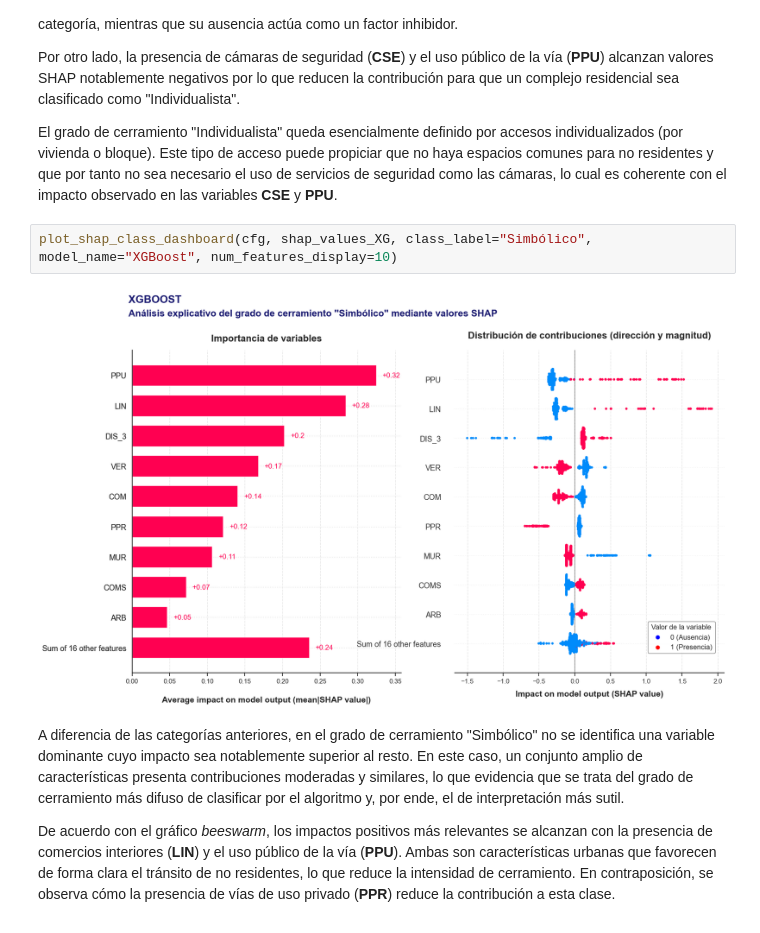
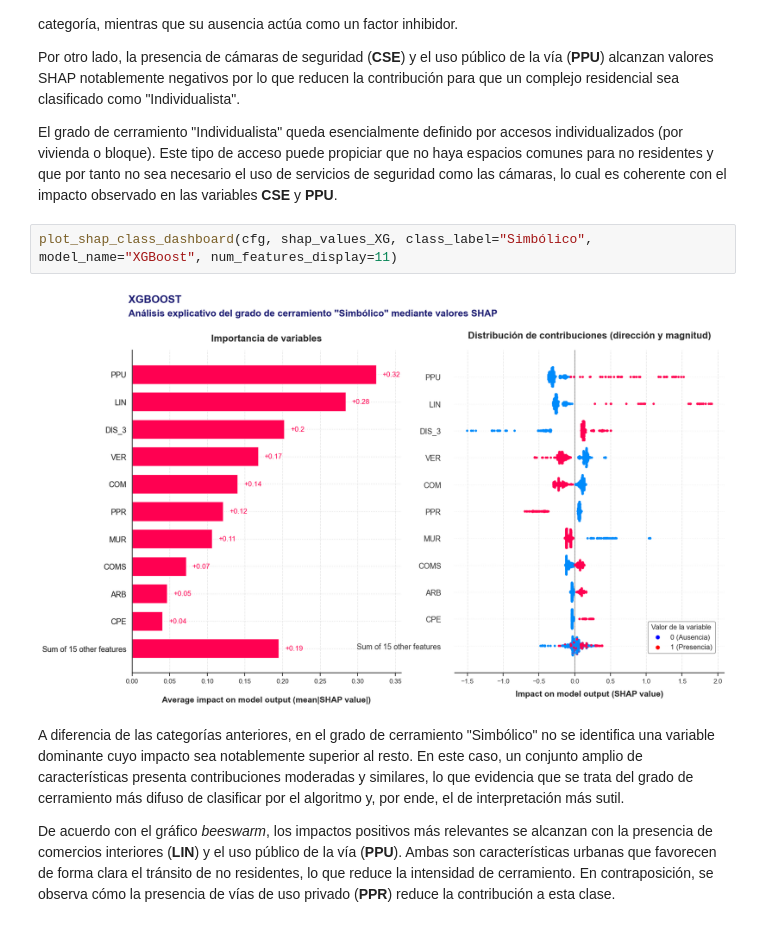
Before and after one commit to davidfernxndez/urban-residential-classification, a Jupyter notebook: notebooks/06_Global_Interpretability_analysis.ipynb, the cells around one changed output. Cells and saved outputs as stored; diff of their text form.

```diff
--- a/notebooks/06_Global_Interpretability_analysis.ipynb
+++ b/notebooks/06_Global_Interpretability_analysis.ipynb
@@ -601,9 +601,9 @@ Por otro lado, la presencia de cámaras de seguridad (**CSE**) y el uso público
 
 El grado de cerramiento "Individualista" queda esencialmente definido por accesos individualizados (por vivienda o bloque). Este tipo de acceso puede propiciar que no haya espacios comunes para no residentes y que por tanto no sea necesario el uso de servicios de seguridad como las cámaras, lo cual es coherente con el impacto observado en las variables **CSE** y **PPU**.
 # %%
-plot_shap_class_dashboard(cfg, shap_values_XG, class_label="Simbólico", model_name="XGBoost", num_features_display=10)
+plot_shap_class_dashboard(cfg, shap_values_XG, class_label="Simbólico", model_name="XGBoost", num_features_display=11)
 # %% [output]
-[figure, old version]
+[figure, new version]
 # %% [markdown]
 A diferencia de las categorías anteriores, en el grado de cerramiento "Simbólico" no se identifica una variable dominante cuyo impacto sea notablemente superior al resto. En este caso, un conjunto amplio de características presenta contribuciones moderadas y similares, lo que evidencia que se trata del grado de cerramiento más difuso de clasificar por el algoritmo y, por ende, el de interpretación más sutil.
 
```
Also changed, not shown: parts of 4 cells of this notebook, 18 other files.
